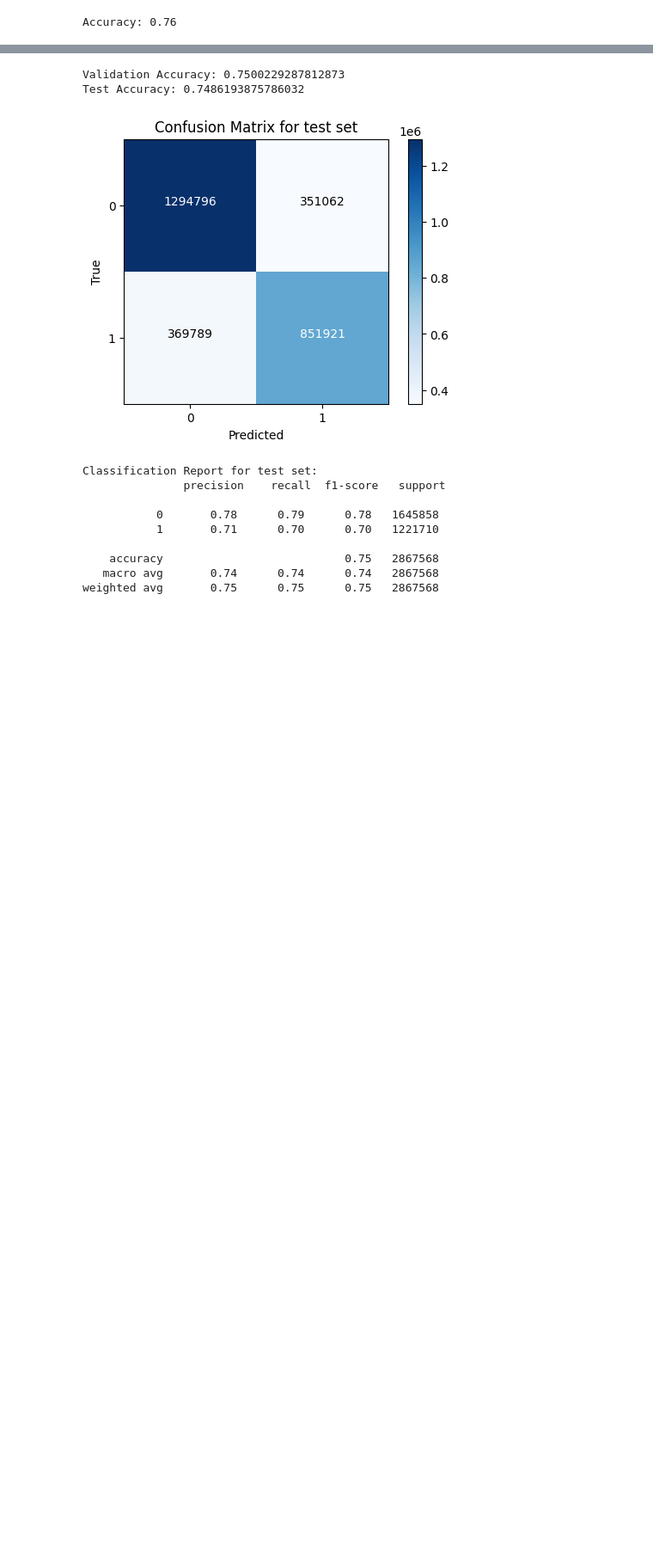
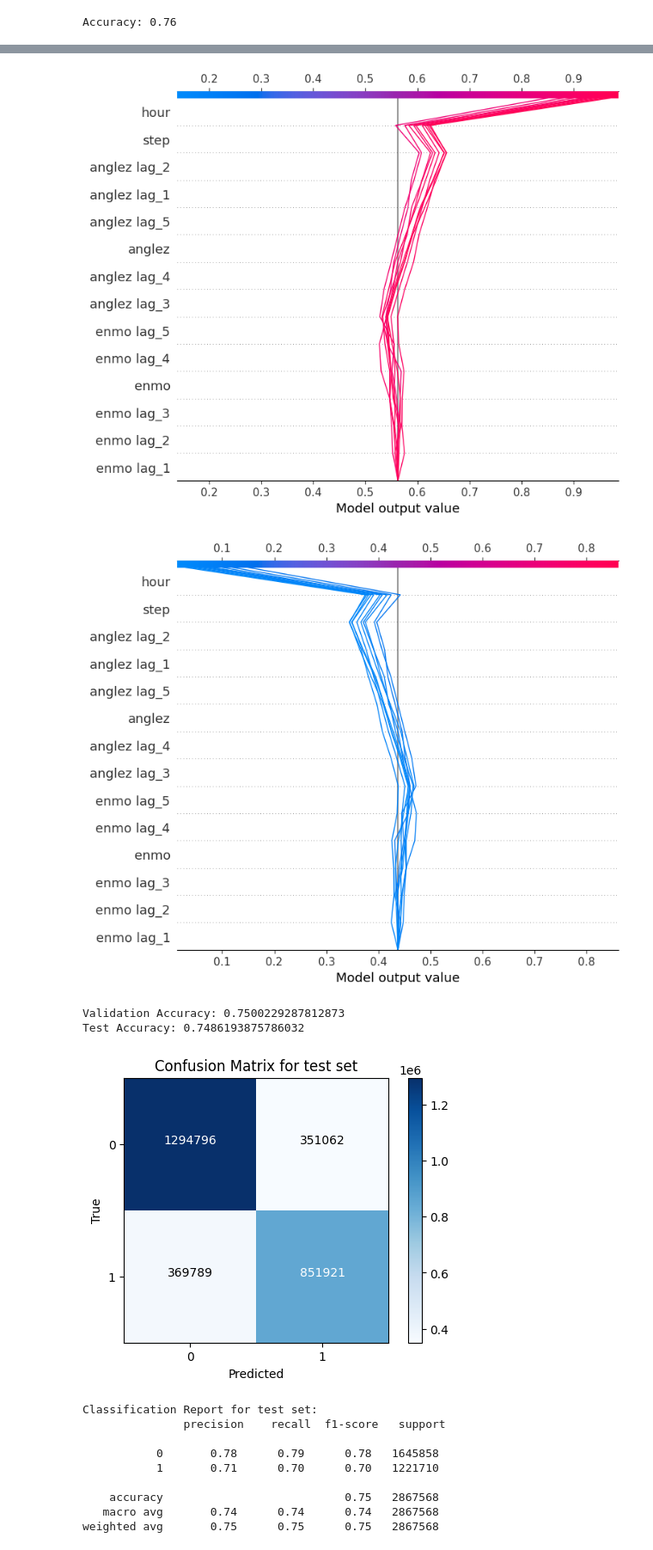
Before and after one commit to AmirMohammadiKarbalaei/Detect-Sleep-States-CMI, a Jupyter notebook: notebooks/model.ipynb, the cells around one changed output, grey strips where cells are left out. Shown at 86% size. Drawn from its saved outputs; the diff is of its cells as text; code cells hidden in the pictures; blank space fills up the shorter version.

```diff
--- a/notebooks/model.ipynb
+++ b/notebooks/model.ipynb
@@ -35,3 +65,9 @@ Accuracy: 0.76
+# %%
+shap.decision_plot(explainer.expected_value[0], shap_vals[0], train.columns)
+shap.decision_plot(explainer.expected_value[1], shap_vals[1], train.columns)
+# %% [output]
+[figure, added]
+[figure, added]
 # %%
 %store -r train_label
 %store -r val_label
```
Also changed, not shown: parts of 4 cells of this notebook.
